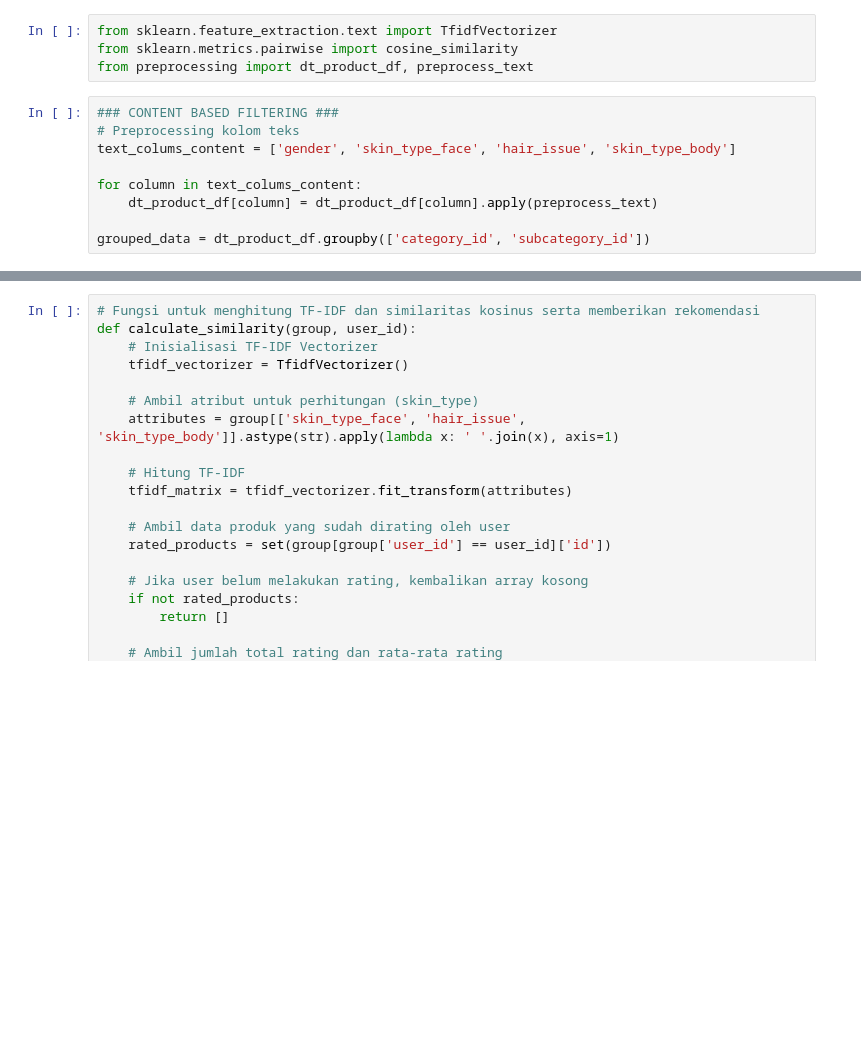
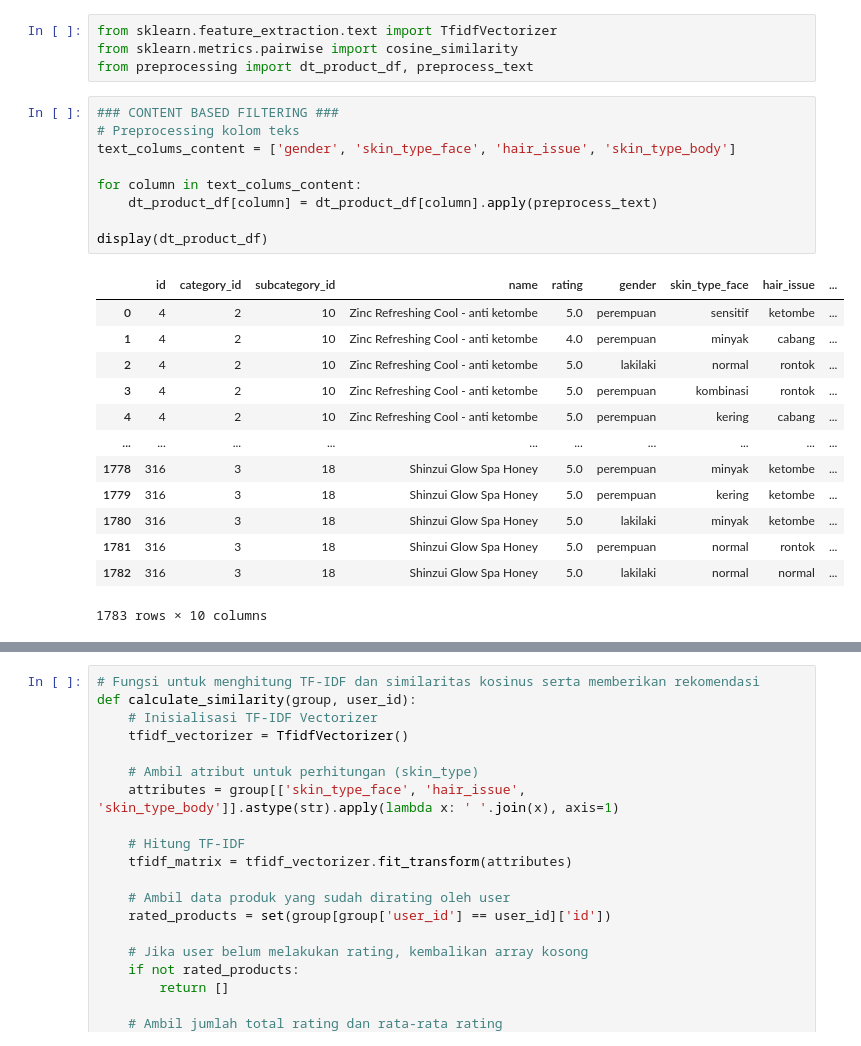
Before and after one commit to srgjo27/algoritma_machine_learning, a Jupyter notebook: src/content_based.ipynb, the cells around one changed output, grey strips where cells are left out. Cells and saved outputs as stored; diff of their text form; blank space fills up the shorter version.

```diff
--- a/src/content_based.ipynb
+++ b/src/content_based.ipynb
@@ -5,9 +5,23 @@ from preprocessing import dt_product_df, preprocess_text
 # %%
 ### CONTENT BASED FILTERING ###
 # Preprocessing kolom teks
 text_colums_content = ['gender', 'skin_type_face', 'hair_issue', 'skin_type_body']
 
 for column in text_colums_content:
     dt_product_df[column] = dt_product_df[column].apply(preprocess_text)
 
-grouped_data = dt_product_df.groupby(['category_id', 'subcategory_id'])
+display(dt_product_df)
+# %% [output]
+|  | id | category_id | subcategory_id | name | rating | gender | skin_type_face | hair_issue | ... |
+| 0 | 4 | 2 | 10 | Zinc Refreshing Cool - anti ketombe | 5.0 | perempuan | sensitif | ketombe | ... |
+| 1 | 4 | 2 | 10 | Zinc Refreshing Cool - anti ketombe | 4.0 | perempuan | minyak | cabang | ... |
+| 2 | 4 | 2 | 10 | Zinc Refreshing Cool - anti ketombe | 5.0 | lakilaki | normal | rontok | ... |
+| 3 | 4 | 2 | 10 | Zinc Refreshing Cool - anti ketombe | 5.0 | perempuan | kombinasi | rontok | ... |
+| 4 | 4 | 2 | 10 | Zinc Refreshing Cool - anti ketombe | 5.0 | perempuan | kering | cabang | ... |
+| ... | ... | ... | ... | ... | ... | ... | ... | ... | ... |
+| 1778 | 316 | 3 | 18 | Shinzui Glow Spa Honey | 5.0 | perempuan | minyak | ketombe | ... |
+| 1779 | 316 | 3 | 18 | Shinzui Glow Spa Honey | 5.0 | perempuan | kering | ketombe | ... |
+| 1780 | 316 | 3 | 18 | Shinzui Glow Spa Honey | 5.0 | lakilaki | minyak | ketombe | ... |
+| 1781 | 316 | 3 | 18 | Shinzui Glow Spa Honey | 5.0 | perempuan | normal | rontok | ... |
+| 1782 | 316 | 3 | 18 | Shinzui Glow Spa Honey | 5.0 | lakilaki | normal | normal | ... |
+1783 rows × 10 columns
```
Also changed, not shown: parts of 2 cells of this notebook, 6 other files.
